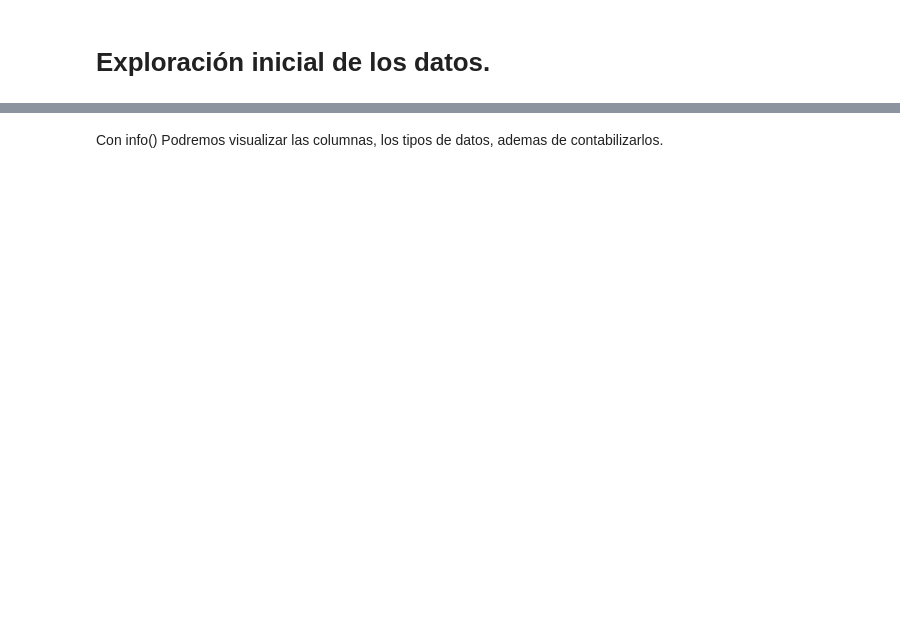
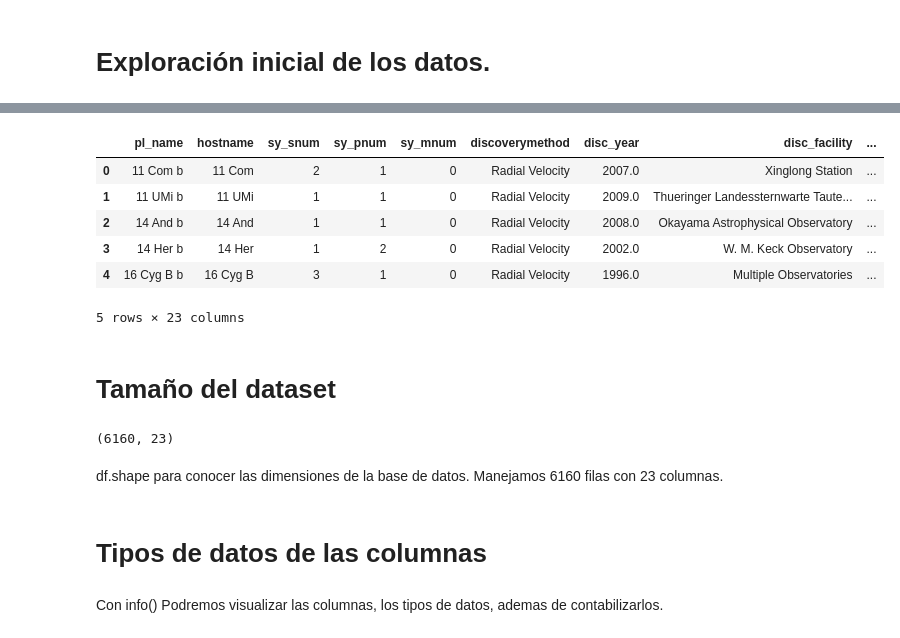
Before and after one commit to DAGP1145/Mineriadedatos, a Jupyter notebook: Mineria_De_Datos.ipynb, the cells around one changed output, grey strips where cells are left out. Saved outputs shown, nothing was run; the diff lists cells and outputs as text; code cells hidden in the pictures; blank space fills up the shorter version.

```diff
--- a/Mineria_De_Datos.ipynb
+++ b/Mineria_De_Datos.ipynb
@@ -23,3 +46,25 @@ df = pd.read_csv(url, sep=",", comment="#")
+# %%
+systemplanets = df[['pl_name', 'hostname', 'sy_snum', 'sy_pnum', 'sy_mnum', 'discoverymethod', 'disc_year', 'disc_facility', 'disc_telescope', 'disc_instrument', 'pl_orbper', 'pl_rade', 'pl_radj', 'pl_dens', 'pl_orbeccen', 'pl_eqt', 'st_spectype', 'st_teff', 'st_rad', 'st_mass', 'st_met', 'st_logg', 'sy_dist']]
+# %%
+systemplanets.head()
+# %% [output]
+|  | pl_name | hostname | sy_snum | sy_pnum | sy_mnum | discoverymethod | disc_year | disc_facility | ... |
+| 0 | 11 Com b | 11 Com | 2 | 1 | 0 | Radial Velocity | 2007.0 | Xinglong Station | ... |
+| 1 | 11 UMi b | 11 UMi | 1 | 1 | 0 | Radial Velocity | 2009.0 | Thueringer Landessternwarte Taute... | ... |
+| 2 | 14 And b | 14 And | 1 | 1 | 0 | Radial Velocity | 2008.0 | Okayama Astrophysical Observatory | ... |
+| 3 | 14 Her b | 14 Her | 1 | 2 | 0 | Radial Velocity | 2002.0 | W. M. Keck Observatory | ... |
+| 4 | 16 Cyg B b | 16 Cyg B | 3 | 1 | 0 | Radial Velocity | 1996.0 | Multiple Observatories | ... |
+5 rows × 23 columns
+# %% [markdown]
+# Tamaño del dataset
+# %%
+systemplanets.shape
+# %% [output]
+(6160, 23)
+# %% [markdown]
+df.shape para conocer las dimensiones de la base de datos. Manejamos 6160 filas con 23 columnas.
+# %% [markdown]
+# Tipos de datos de las columnas
 # %% [markdown]
 Con info() Podremos visualizar las columnas, los tipos de datos, ademas de contabilizarlos.
 # %%
```
Also changed, not shown: parts of 15 cells of this notebook.
